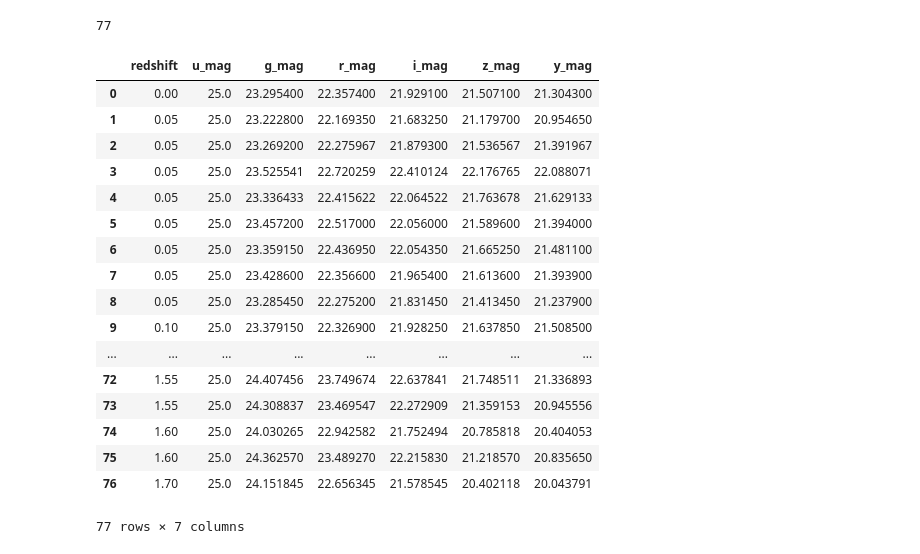
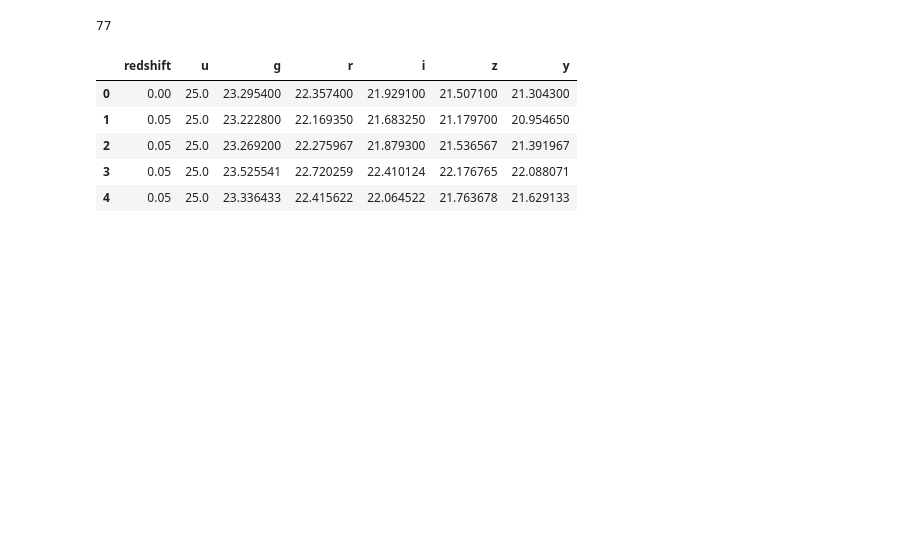
Before and after one commit to jbkalmbach/old_pam, a Jupyter notebook: examples/find_rest_frame_colors.ipynb, the cells around one changed output. Drawn from its saved outputs; the diff is of its cells as text; code cells hidden in the pictures; blank space fills up the shorter version.

```diff
--- a/examples/find_rest_frame_colors.ipynb
+++ b/examples/find_rest_frame_colors.ipynb
@@ -20,8 +20,8 @@ full_train_set = pd.read_csv('../data/train_cat_full.dat')
 # Load test set with full colors
 full_test_set = pd.read_csv('../data/test_cat_full.dat')
 # %%
-full_test_set = full_test_set.iloc[::10]
-full_test_set = full_test_set.reset_index(drop=True)
+#full_test_set = full_test_set.iloc[::10]
+#full_test_set = full_test_set.reset_index(drop=True)
 # %%
 # Create set of redshift bins
 z_vals = np.arange(0, 3.51, 0.05)
@@ -413,32 +423,20 @@ sim_cat_df['redshift'] = cl_z_full[keep]
 for i, band in list(enumerate(filters)):
     # Going to use colors anyway so just give u-band standard magnitude
     if band == 'u':
-        sim_cat_df['%s_mag' % band] = 25.#final_mags_full[keep, i]
+        sim_cat_df['%s' % band] = 25.#final_mags_full[keep, i]
     else:
-        sim_cat_df['%s_mag' % band] = sim_cat_df['%s_mag' % filters[i-1]] - cluster_centers_full[keep, i-1]
+        sim_cat_df['%s' % band] = sim_cat_df['%s' % filters[i-1]] - cluster_centers_full[keep, i-1]
 # %%
 len(sim_cat_df)
 # %% [output]
 77
 # %%
-sim_cat_df
+sim_cat_df.head()
 # %% [output]
-|  | redshift | u_mag | g_mag | r_mag | i_mag | z_mag | y_mag |
+|  | redshift | u | g | r | i | z | y |
 | 0 | 0.00 | 25.0 | 23.295400 | 22.357400 | 21.929100 | 21.507100 | 21.304300 |
 | 1 | 0.05 | 25.0 | 23.222800 | 22.169350 | 21.683250 | 21.179700 | 20.954650 |
 | 2 | 0.05 | 25.0 | 23.269200 | 22.275967 | 21.879300 | 21.536567 | 21.391967 |
 | 3 | 0.05 | 25.0 | 23.525541 | 22.720259 | 22.410124 | 22.176765 | 22.088071 |
 | 4 | 0.05 | 25.0 | 23.336433 | 22.415622 | 22.064522 | 21.763678 | 21.629133 |
-| 5 | 0.05 | 25.0 | 23.457200 | 22.517000 | 22.056000 | 21.589600 | 21.394000 |
-| 6 | 0.05 | 25.0 | 23.359150 | 22.436950 | 22.054350 | 21.665250 | 21.481100 |
-| 7 | 0.05 | 25.0 | 23.428600 | 22.356600 | 21.965400 | 21.613600 | 21.393900 |
-| 8 | 0.05 | 25.0 | 23.285450 | 22.275200 | 21.831450 | 21.413450 | 21.237900 |
-| 9 | 0.10 | 25.0 | 23.379150 | 22.326900 | 21.928250 | 21.637850 | 21.508500 |
-| ... | ... | ... | ... | ... | ... | ... | ... |
-| 72 | 1.55 | 25.0 | 24.407456 | 23.749674 | 22.637841 | 21.748511 | 21.336893 |
-| 73 | 1.55 | 25.0 | 24.308837 | 23.469547 | 22.272909 | 21.359153 | 20.945556 |
-| 74 | 1.60 | 25.0 | 24.030265 | 22.942582 | 21.752494 | 20.785818 | 20.404053 |
-| 75 | 1.60 | 25.0 | 24.362570 | 23.489270 | 22.215830 | 21.218570 | 20.835650 |
-| 76 | 1.70 | 25.0 | 24.151845 | 22.656345 | 21.578545 | 20.402118 | 20.043791 |
-77 rows × 7 columns
 # %%
```
Also changed, not shown: parts of 31 cells of this notebook, 6 other files.
